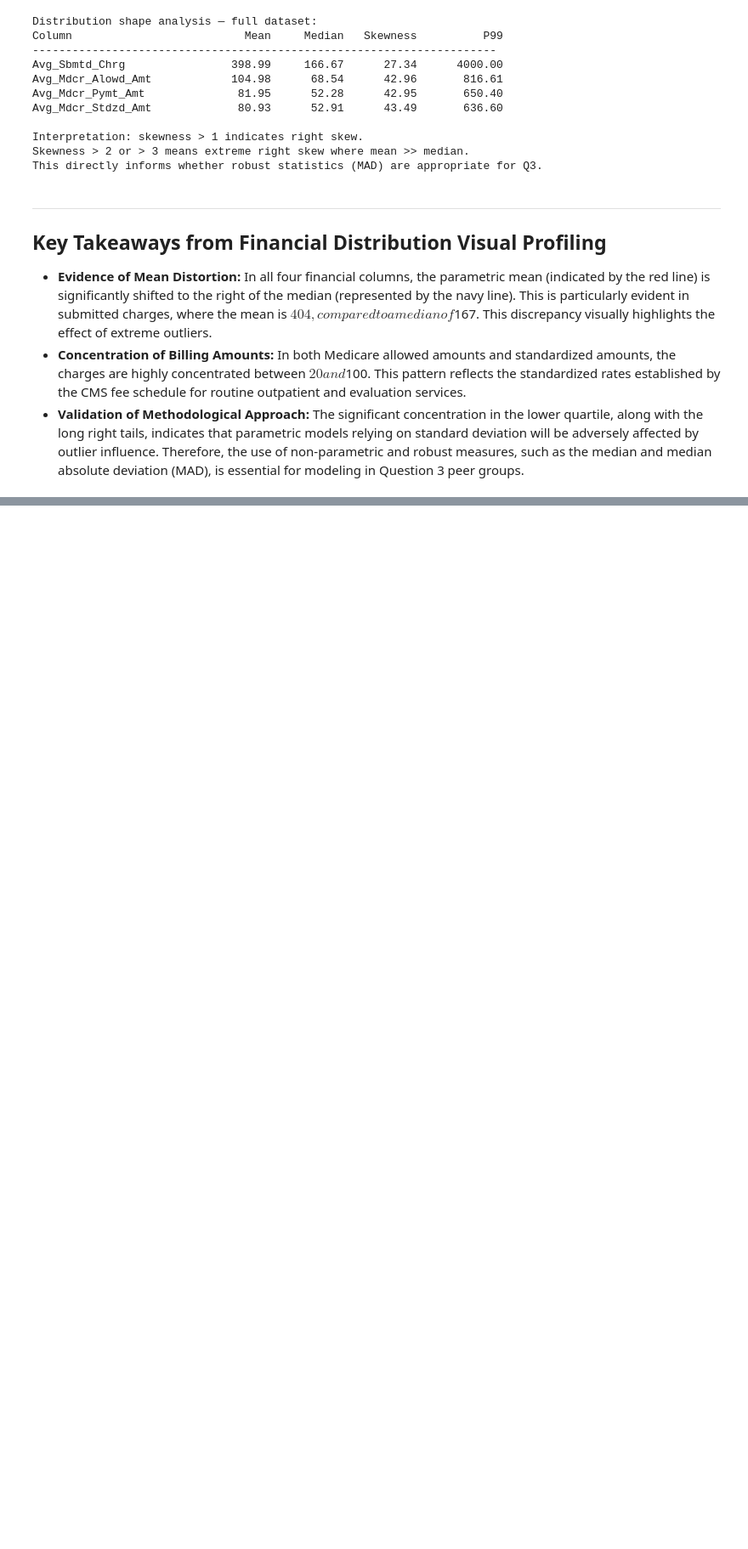
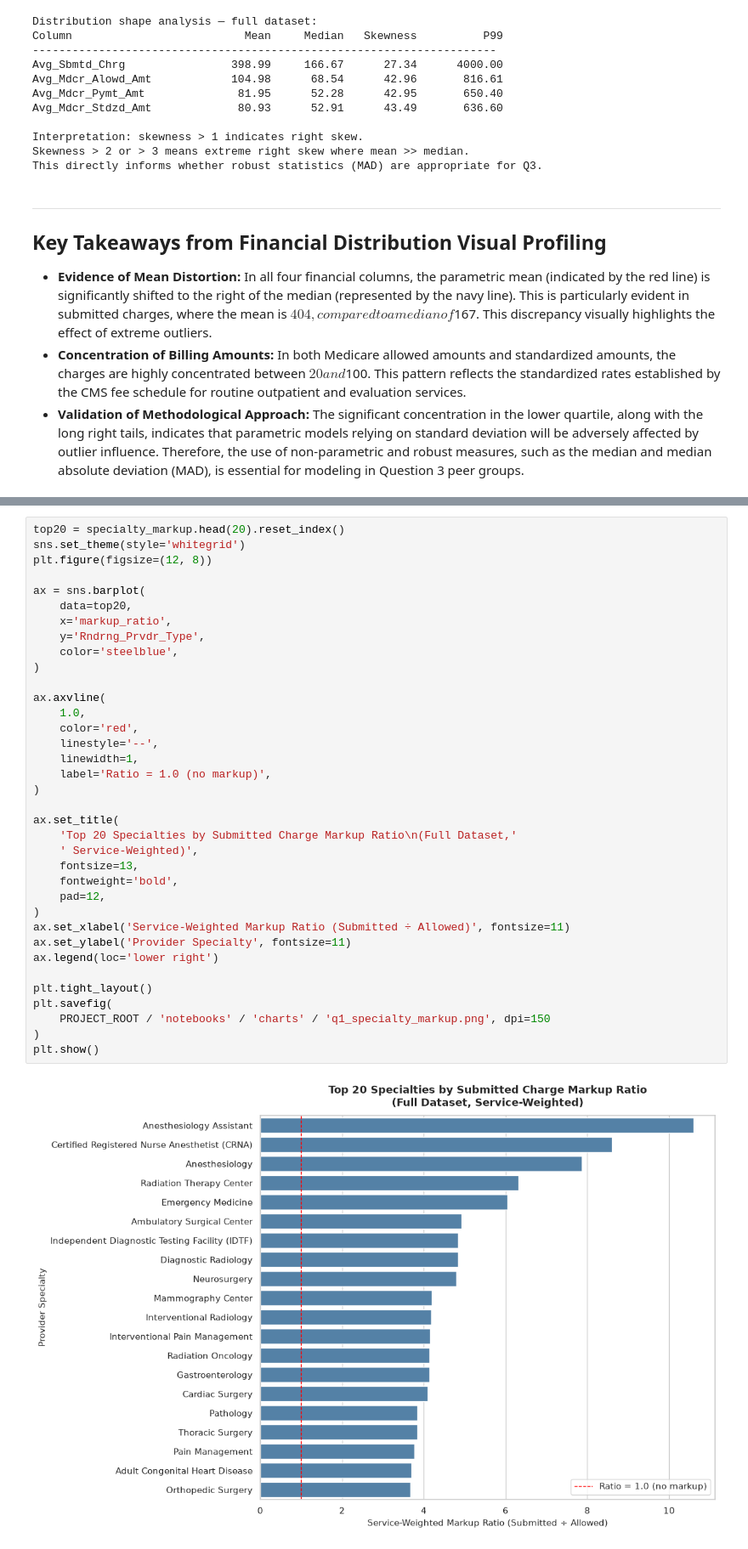
Before and after one commit to huzaifa-khan-AiMl/healthcare-provider-performance-pipeline, a Jupyter notebook: notebooks/charts/EDA.ipynb, the cells around one changed output, grey strips where cells are left out. Shown at 85% size. Saved outputs shown, nothing was run; the diff lists cells and outputs as text; blank space fills up the shorter version.

```diff
--- a/notebooks/charts/EDA.ipynb
+++ b/notebooks/charts/EDA.ipynb
@@ -481,0 +544,38 @@ Note: clipped at 99th percentile for visual clarity — extreme upper tail exist
+# %%
+top20 = specialty_markup.head(20).reset_index()
+sns.set_theme(style='whitegrid')
+plt.figure(figsize=(12, 8))
+
+ax = sns.barplot(
+    data=top20,
+    x='markup_ratio',
+    y='Rndrng_Prvdr_Type',
+    color='steelblue',
+)
+
+ax.axvline(
+    1.0,
+    color='red',
+    linestyle='--',
+    linewidth=1,
+    label='Ratio = 1.0 (no markup)',
+)
+
+ax.set_title(
+    'Top 20 Specialties by Submitted Charge Markup Ratio\n(Full Dataset,'
+    ' Service-Weighted)',
+    fontsize=13,
+    fontweight='bold',
+    pad=12,
+)
+ax.set_xlabel('Service-Weighted Markup Ratio (Submitted ÷ Allowed)', fontsize=11)
+ax.set_ylabel('Provider Specialty', fontsize=11)
+ax.legend(loc='lower right')
+
+plt.tight_layout()
+plt.savefig(
+    PROJECT_ROOT / 'notebooks' / 'charts' / 'q1_specialty_markup.png', dpi=150
+)
+plt.show()
+# %% [output]
+[figure, added]
```
Also changed, not shown: parts of 13 cells of this notebook, 3 other files.
